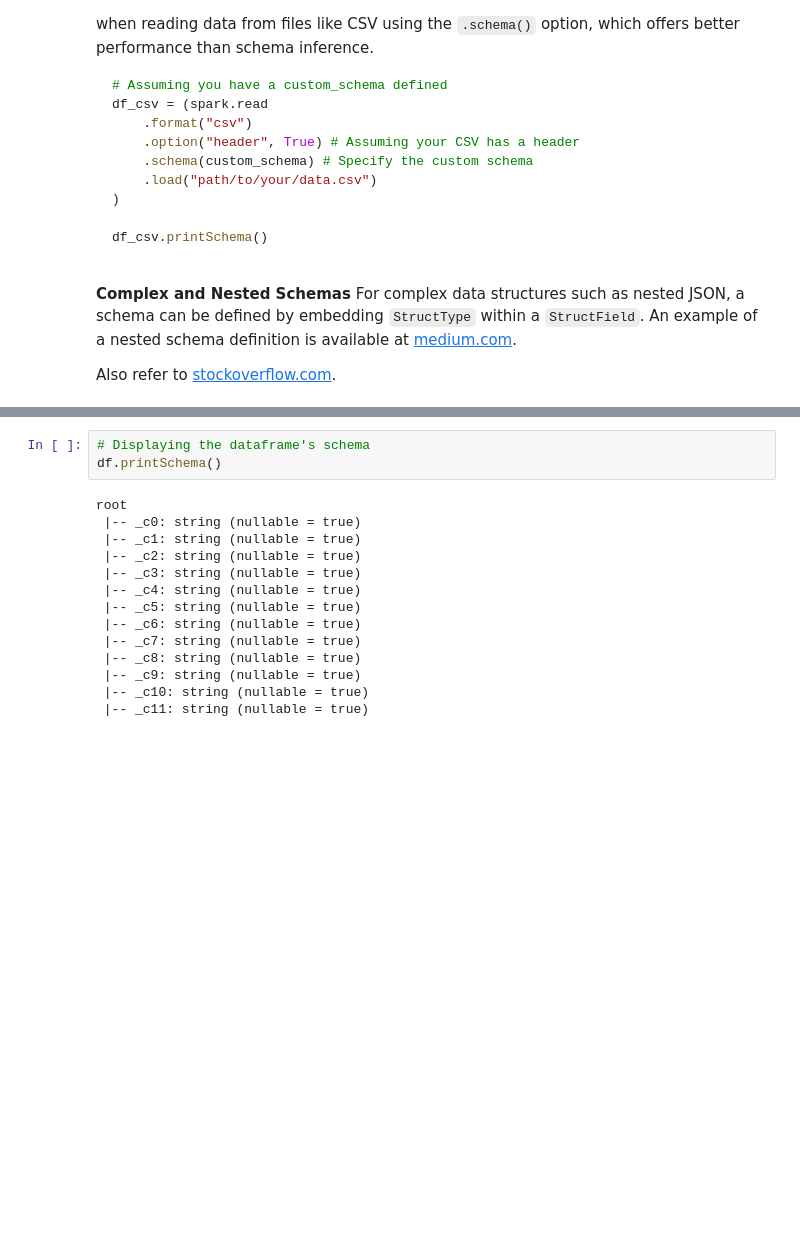
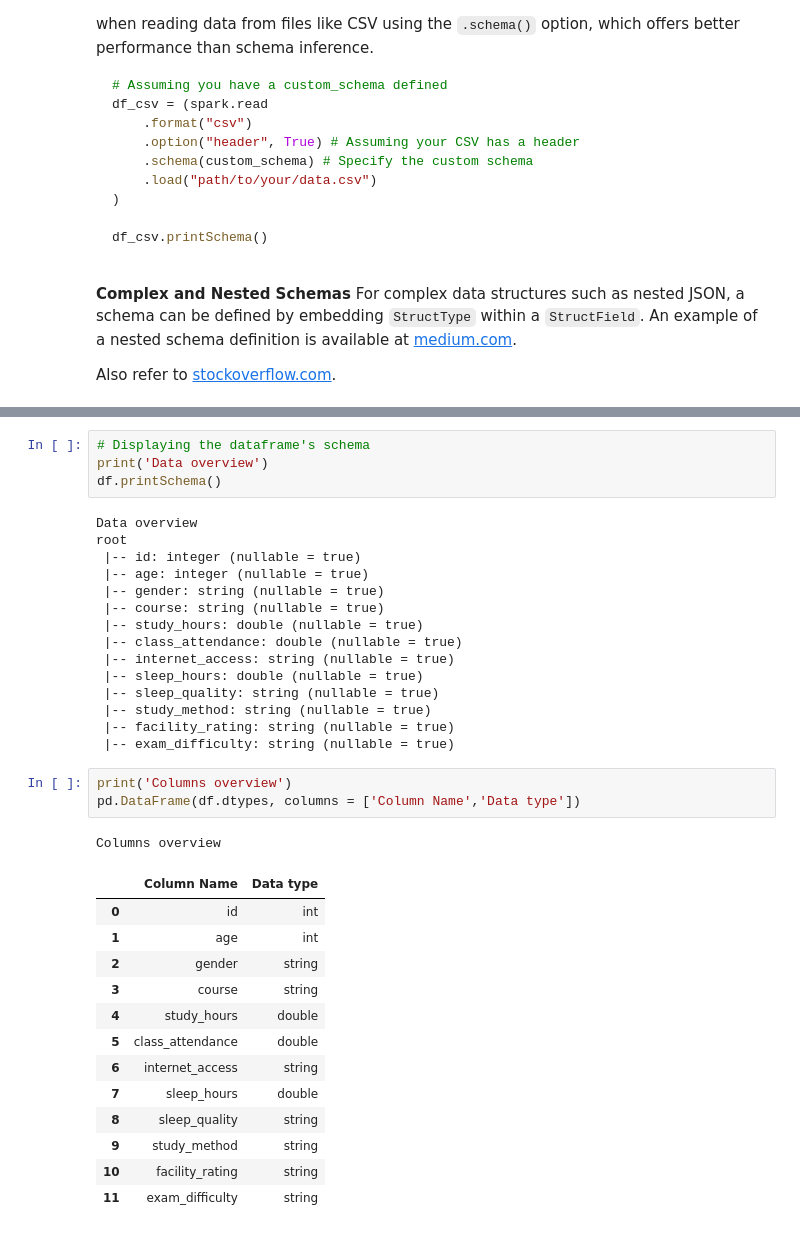
Before and after one commit to Sai-Sam-N/Predicting_Student_Test_Scores-Kaggle, a Jupyter notebook: EDA_predicting_student_test_scores.ipynb, the cells around one changed output, grey strips where cells are left out. Saved outputs shown, nothing was run; the diff lists cells and outputs as text; blank space fills up the shorter version.

```diff
--- a/EDA_predicting_student_test_scores.ipynb
+++ b/EDA_predicting_student_test_scores.ipynb
@@ -141,18 +201,38 @@ df.show()
 only showing top 20 rows
 # %%
 # Displaying the dataframe's schema
+print('Data overview')
 df.printSchema()
 # %% [output]
+Data overview
 root
- |-- _c0: string (nullable = true)
- |-- _c1: string (nullable = true)
- |-- _c2: string (nullable = true)
- |-- _c3: string (nullable = true)
- |-- _c4: string (nullable = true)
- |-- _c5: string (nullable = true)
- |-- _c6: string (nullable = true)
- |-- _c7: string (nullable = true)
- |-- _c8: string (nullable = true)
- |-- _c9: string (nullable = true)
- |-- _c10: string (nullable = true)
- |-- _c11: string (nullable = true)
+ |-- id: integer (nullable = true)
+ |-- age: integer (nullable = true)
+ |-- gender: string (nullable = true)
+ |-- course: string (nullable = true)
+ |-- study_hours: double (nullable = true)
+ |-- class_attendance: double (nullable = true)
+ |-- internet_access: string (nullable = true)
+ |-- sleep_hours: double (nullable = true)
+ |-- sleep_quality: string (nullable = true)
+ |-- study_method: string (nullable = true)
+ |-- facility_rating: string (nullable = true)
+ |-- exam_difficulty: string (nullable = true)
+# %%
+print('Columns overview')
+pd.DataFrame(df.dtypes, columns = ['Column Name','Data type'])
+# %% [output]
+Columns overview
+|  | Column Name | Data type |
+| 0 | id | int |
+| 1 | age | int |
+| 2 | gender | string |
+| 3 | course | string |
+| 4 | study_hours | double |
+| 5 | class_attendance | double |
+| 6 | internet_access | string |
+| 7 | sleep_hours | double |
+| 8 | sleep_quality | string |
+| 9 | study_method | string |
+| 10 | facility_rating | string |
+| 11 | exam_difficulty | string |
```
Also changed, not shown: parts of 33 cells of this notebook.
